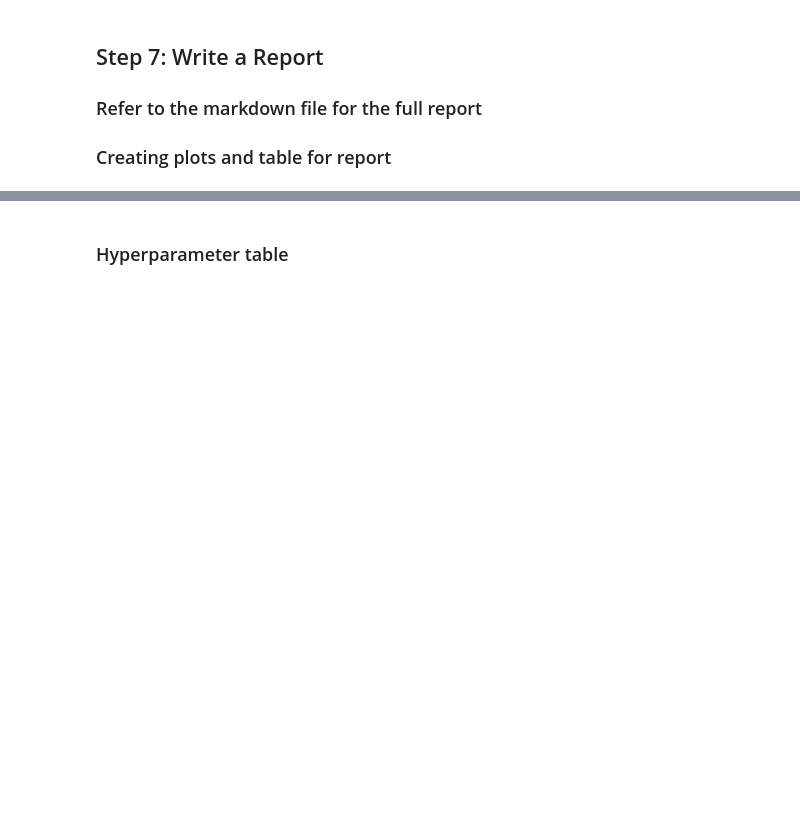
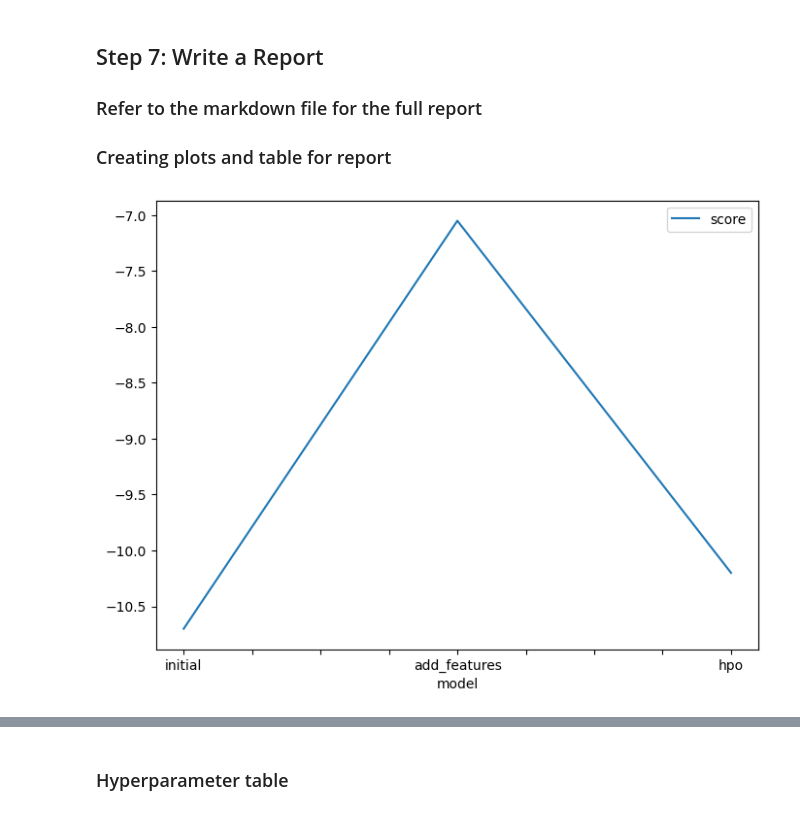
Before and after one commit to OmarAI2003/AutoGluon-Based-Bike-Sharing-Demand-Prediction, a Jupyter notebook: Project_files/project-template.ipynb, the cells around one changed output, grey strips where cells are left out. Cells and saved outputs as stored; diff of their text form; code cells hidden in the pictures; blank space fills up the shorter version.

```diff
--- a/Project_files/project-template.ipynb
+++ b/Project_files/project-template.ipynb
@@ -200,13 +618,15 @@ submission_new_hpo.to_csv("submission_new_hpo.csv", index=False)
 # %%
 # Taking the top model score from each training run and creating a line plot to show improvement
 # You can create these in the notebook and save them to PNG or use some other tool (e.g. google sheets, excel)
 fig = pd.DataFrame(
     {
         "model": ["initial", "add_features", "hpo"],
-        "score": [?, ?, ?]
+        "score": [-10.70, -7.05, -10.2]
     }
 ).plot(x="model", y="score", figsize=(8, 6)).get_figure()
 fig.savefig('model_train_score.png')
+# %% [output]
+[figure, added]
 # %%
 # Take the 3 kaggle scores and creating a line plot to show improvement
 fig = pd.DataFrame(
```
Also changed, not shown: parts of 61 cells of this notebook, 10 other files.
